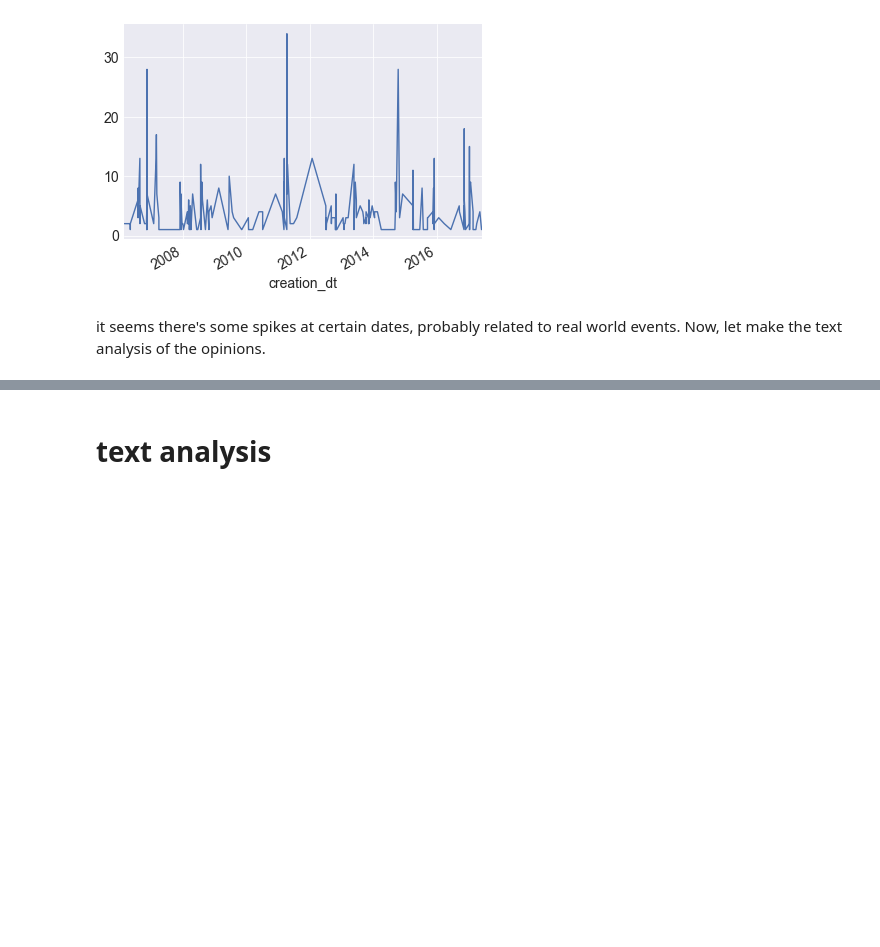
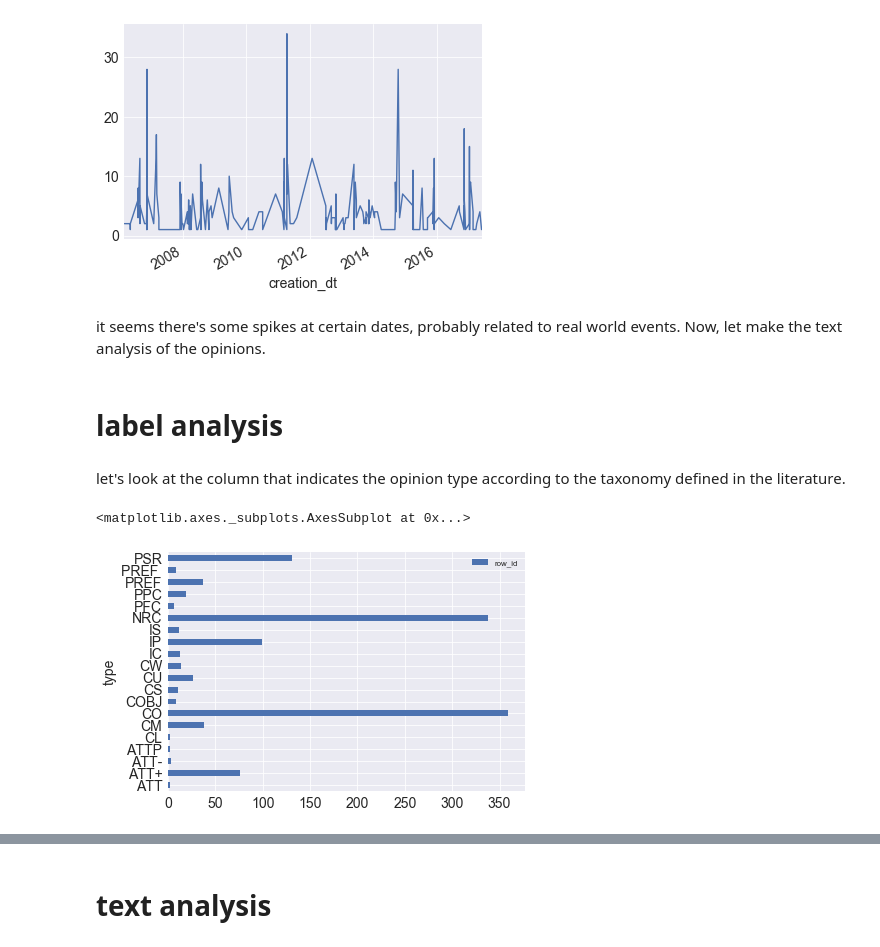
Before and after one commit to espol-cti/cwdiscussions, a Jupyter notebook: identify opinion types.ipynb, the cells around one changed output, grey strips where cells are left out. Saved outputs shown, nothing was run; the diff lists cells and outputs as text; code cells hidden in the pictures; blank space fills up the shorter version.

```diff
--- a/identify opinion types.ipynb
+++ b/identify opinion types.ipynb
@@ -101,3 +102,12 @@ ts.plot()
 [figure]
 # %% [markdown]
 it seems there's some spikes at certain dates, probably related to real world events.  Now, let make the text analysis of the opinions.
+# %% [markdown]
+# label analysis
+# %% [markdown]
+let's look at the column that indicates the opinion type according to the taxonomy defined in the literature.
+# %%
+ds[['row_id','type']].groupby('type').count().plot.barh()
+# %% [output]
+<matplotlib.axes._subplots.AxesSubplot at 0x...>
+[figure, added]
```
Also changed, not shown: parts of 20 cells of this notebook, 5 other files.
